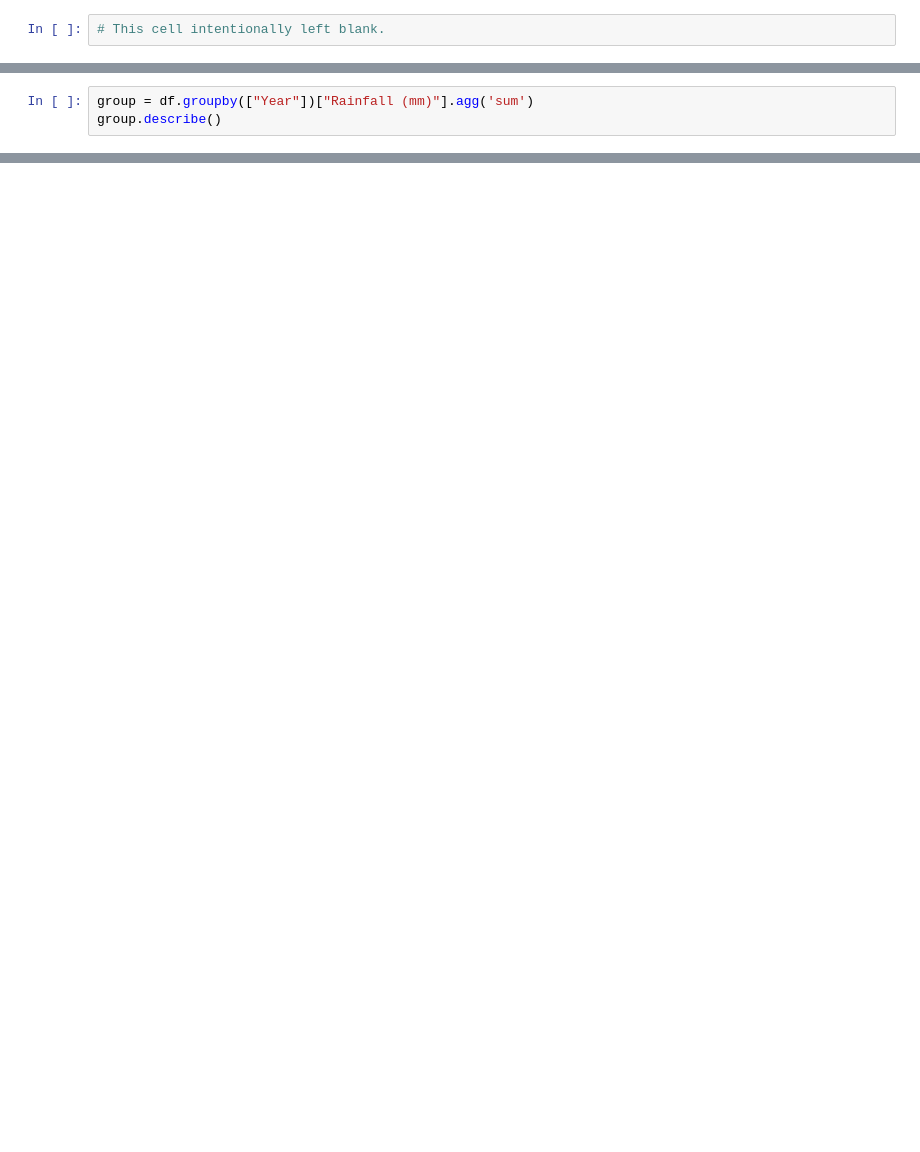
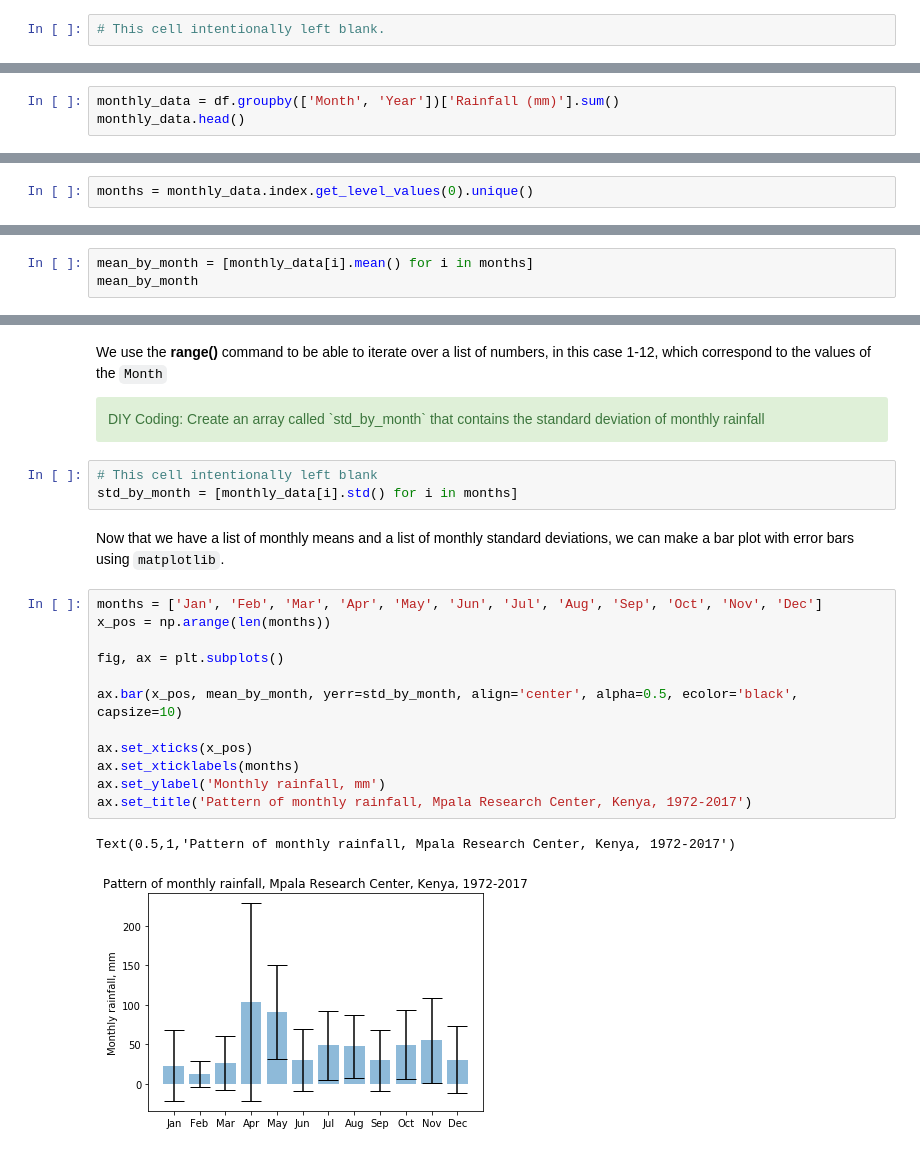
Before and after one commit to ecohydro/RidgeToReef, a Jupyter notebook: chapters/Chapter 1.ipynb, the cells around one changed output, grey strips where cells are left out. Cells and saved outputs as stored; diff of their text form; blank space fills up the shorter version.

```diff
--- a/chapters/Chapter 1.ipynb
+++ b/chapters/Chapter 1.ipynb
@@ -267,4 +300,4 @@ from bokeh.io import output_notebook
 # %%
-group = df.groupby(["Year"])["Rainfall (mm)"].agg('sum')
-group.describe()
+monthly_data = df.groupby(['Month', 'Year'])['Rainfall (mm)'].sum()
+monthly_data.head()
 # %% [output]
@@ -289,0 +313,2 @@ NameError: name 'ColumnDataSource' is not defined
+# %%
+months = monthly_data.index.get_level_values(0).unique()
@@ -289,0 +319,3 @@ NameError: name 'ColumnDataSource' is not defined
+# %%
+mean_by_month = [monthly_data[i].mean() for i in months]
+mean_by_month
@@ -289,0 +335,24 @@ NameError: name 'ColumnDataSource' is not defined
+# %% [markdown]
+We use the **range()** command to be able to iterate over a list of numbers, in this case 1-12, which correspond to the values of the `Month`
+
+<div class="alert alert-success">DIY Coding: Create an array called `std_by_month` that contains the standard deviation of monthly rainfall</div>
+# %%
+# This cell intentionally left blank
+std_by_month = [monthly_data[i].std() for i in months]
+# %% [markdown]
+Now that we have a list of monthly means and a list of monthly standard deviations, we can make a bar plot with error bars using `matplotlib`.
+# %%
+months = ['Jan', 'Feb', 'Mar', 'Apr', 'May', 'Jun', 'Jul', 'Aug', 'Sep', 'Oct', 'Nov', 'Dec']
+x_pos = np.arange(len(months))
+
+fig, ax = plt.subplots()
+
+ax.bar(x_pos, mean_by_month, yerr=std_by_month, align='center', alpha=0.5, ecolor='black', capsize=10)
+
+ax.set_xticks(x_pos)
+ax.set_xticklabels(months)
+ax.set_ylabel('Monthly rainfall, mm')
+ax.set_title('Pattern of monthly rainfall, Mpala Research Center, Kenya, 1972-2017')
+# %% [output]
+Text(0.5,1,'Pattern of monthly rainfall, Mpala Research Center, Kenya, 1972-2017')
+[figure, added]
```
Also changed, not shown: parts of 36 cells of this notebook.
